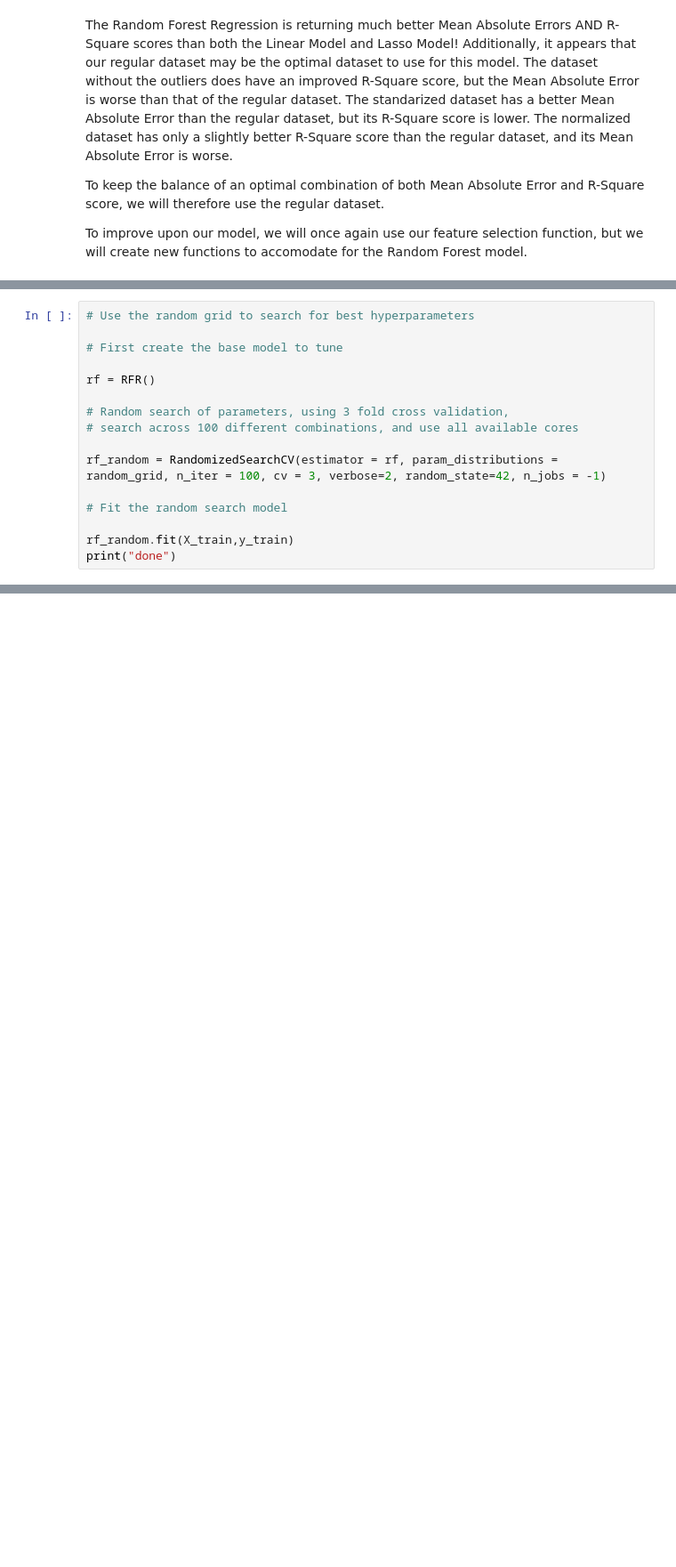
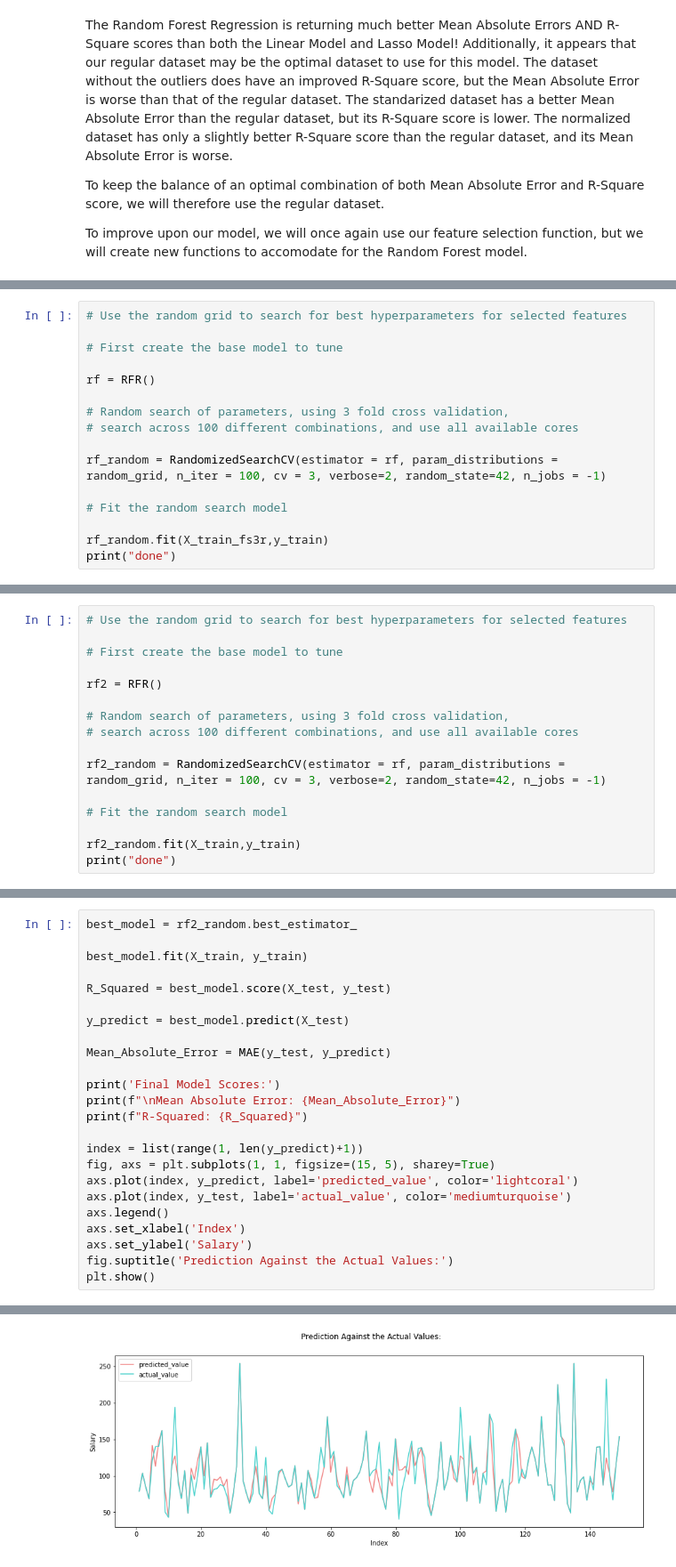
Before and after one commit to Aviost111/ds_project, a Jupyter notebook: GLASSDOOR SALARY PREDICTION PROJECT.ipynb, the cells around one changed output, grey strips where cells are left out. Shown: that part at 89% size. Drawn from its saved outputs; the diff is of its cells as text; blank space fills up the shorter version.

Commit message:
DID THE TEST

```diff
--- a/GLASSDOOR SALARY PREDICTION PROJECT.ipynb
+++ b/GLASSDOOR SALARY PREDICTION PROJECT.ipynb
@@ -1368,5 +1379,5 @@ print(random_grid)
 # %%
-# Use the random grid to search for best hyperparameters
+# Use the random grid to search for best hyperparameters for selected features
 
 # First create the base model to tune
 
@@ -1379,5 +1390,5 @@ rf_random = RandomizedSearchCV(estimator = rf, param_distributions = random_grid
 
 # Fit the random search model
 
-rf_random.fit(X_train,y_train)
+rf_random.fit(X_train_fs3r,y_train)
 print("done")
@@ -1383,0 +1402,16 @@ print("done")
+# %%
+# Use the random grid to search for best hyperparameters for selected features
+
+# First create the base model to tune
+
+rf2 = RFR()
+
+# Random search of parameters, using 3 fold cross validation,
+# search across 100 different combinations, and use all available cores
+
+rf2_random = RandomizedSearchCV(estimator = rf, param_distributions = random_grid, n_iter = 100, cv = 3, verbose=2, random_state=42, n_jobs = -1)
+
+# Fit the random search model
+
+rf2_random.fit(X_train,y_train)
+print("done")
@@ -1401,0 +1490,25 @@ And finally here we will test our model!
+# %%
+best_model = rf2_random.best_estimator_
+
+best_model.fit(X_train, y_train)
+
+R_Squared = best_model.score(X_test, y_test)
+
+y_predict = best_model.predict(X_test)
+
+Mean_Absolute_Error = MAE(y_test, y_predict)
+
+print('Final Model Scores:')
+print(f"\nMean Absolute Error: {Mean_Absolute_Error}")
+print(f"R-Squared: {R_Squared}")
+
+index = list(range(1, len(y_predict)+1))
+fig, axs = plt.subplots(1, 1, figsize=(15, 5), sharey=True)
+axs.plot(index, y_predict, label='predicted_value', color='lightcoral')
+axs.plot(index, y_test, label='actual_value', color='mediumturquoise')
+axs.legend()
+axs.set_xlabel('Index')
+axs.set_ylabel('Salary')
+fig.suptitle('Prediction Against the Actual Values:')
+plt.show()
+# %% [output]
@@ -1401,0 +1519 @@ And finally here we will test our model!
+[figure, added]
```
Also changed, not shown: parts of 23 cells of this notebook.
